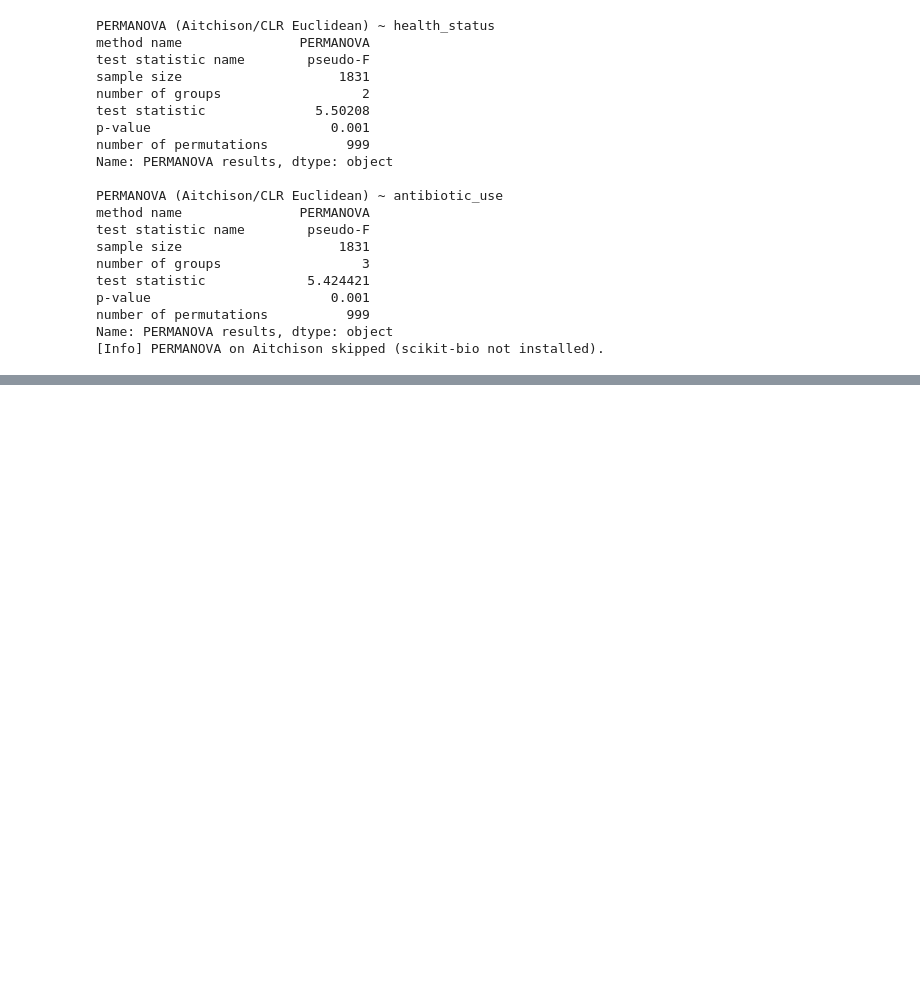
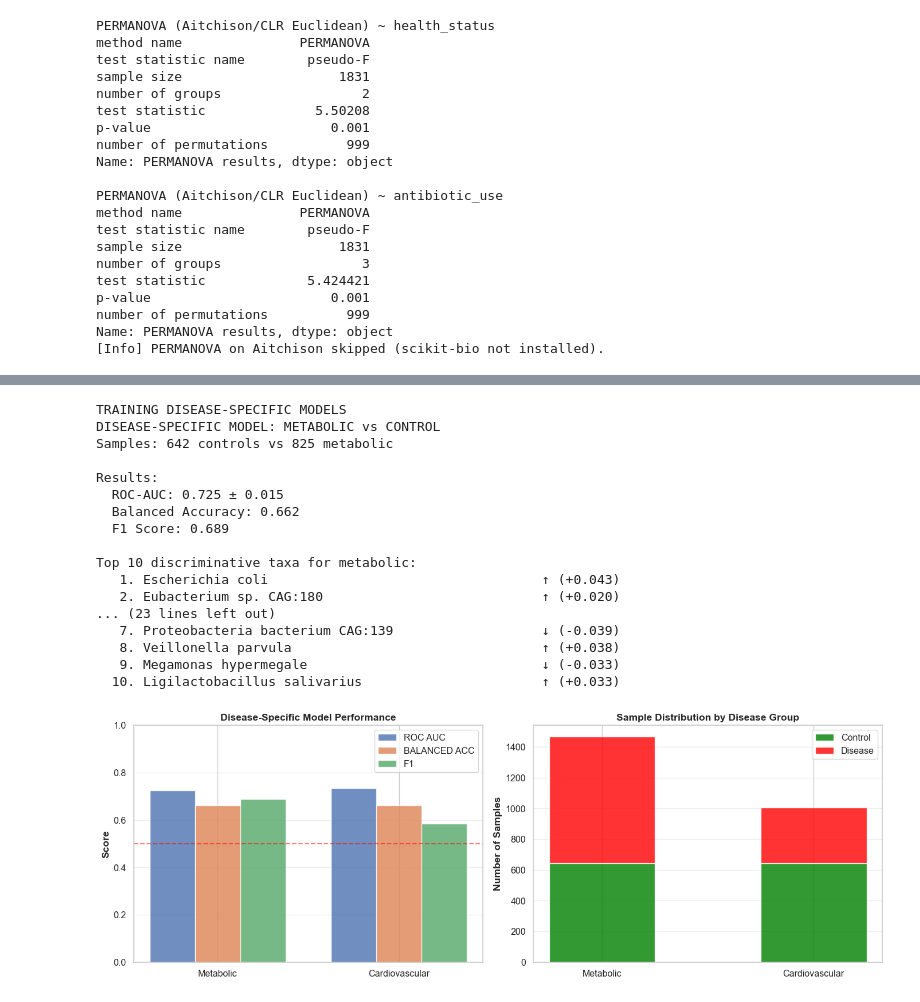
Before and after one commit to anushka-don/cs506_project, a Jupyter notebook: EDA_beta.ipynb, the cells around one changed output, grey strips where cells are left out. Saved outputs shown, nothing was run; the diff lists cells and outputs as text; code cells hidden in the pictures; blank space fills up the shorter version.

```diff
--- a/EDA_beta.ipynb
+++ b/EDA_beta.ipynb
@@ -758,0 +1687,23 @@ Name: PERMANOVA results, dtype: object
+# %%
+def create_disease_groups(meta):
+    """
+    Create disease groupings based on biological similarity.
+    """
+
+    # Manual mapping
+    manual_map = {
+        'IGT': 'metabolic',
+        'T2D': 'metabolic',
+        'control': 'control',
+        'CAD': 'cardiovascular',
+        'HF': 'cardiovascular'
+    }
+
+    meta['disease_group'] = meta['study_condition'].map(manual_map)
+
+    print("\nDisease grouping:")
+    print(meta['disease_group'].value_counts())
+    print(f"\nPercentage breakdown:")
+    print(meta['disease_group'].value_counts(normalize=True).round(3))
+
+    return meta
@@ -758,0 +2159,5 @@ Name: PERMANOVA results, dtype: object
+# %%
+# Step 1: Create disease groups
+meta = create_disease_groups(meta)
+
+print(meta)
@@ -758,0 +2182,28 @@ Name: PERMANOVA results, dtype: object
+# %%
+# Step 2: Disease-specific models
+print("TRAINING DISEASE-SPECIFIC MODELS")
+
+disease_results = train_disease_specific_models(ab_clr, meta, list(ab_clr.columns))
+
+# Compare performance
+compare_disease_models(disease_results,
+                      save_path=os.path.join(FIGS, 'disease_specific_comparison.png'))
+# %% [output]
+TRAINING DISEASE-SPECIFIC MODELS
+DISEASE-SPECIFIC MODEL: METABOLIC vs CONTROL
+Samples: 642 controls vs 825 metabolic
+
+Results:
+  ROC-AUC: 0.725 ± 0.015
+  Balanced Accuracy: 0.662
+  F1 Score: 0.689
+
+Top 10 discriminative taxa for metabolic:
+   1. Escherichia coli                                   ↑ (+0.043)
+   2. Eubacterium sp. CAG:180                            ↑ (+0.020)
+... (23 lines left out)
+   7. Proteobacteria bacterium CAG:139                   ↓ (-0.039)
+   8. Veillonella parvula                                ↑ (+0.038)
+   9. Megamonas hypermegale                              ↓ (-0.033)
+  10. Ligilactobacillus salivarius                       ↑ (+0.033)
+[figure, added]
```
Also changed, not shown: parts of 46 cells of this notebook.
